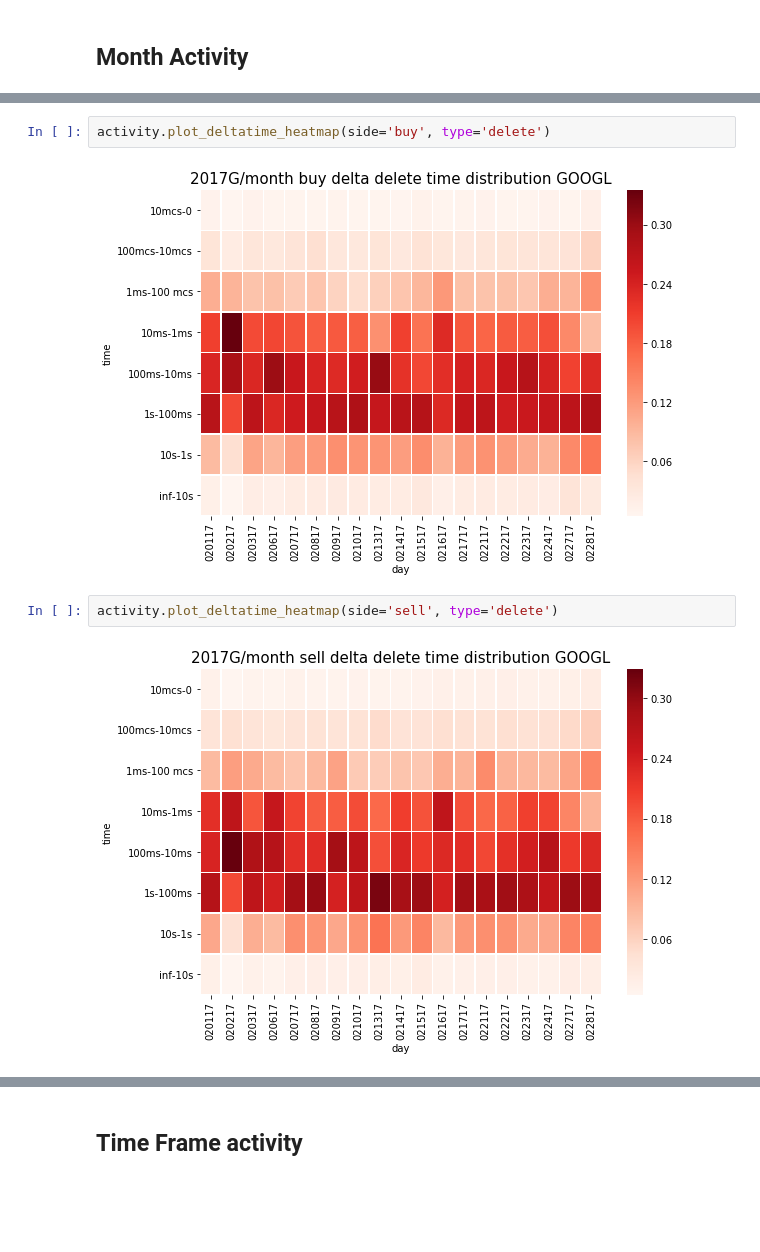
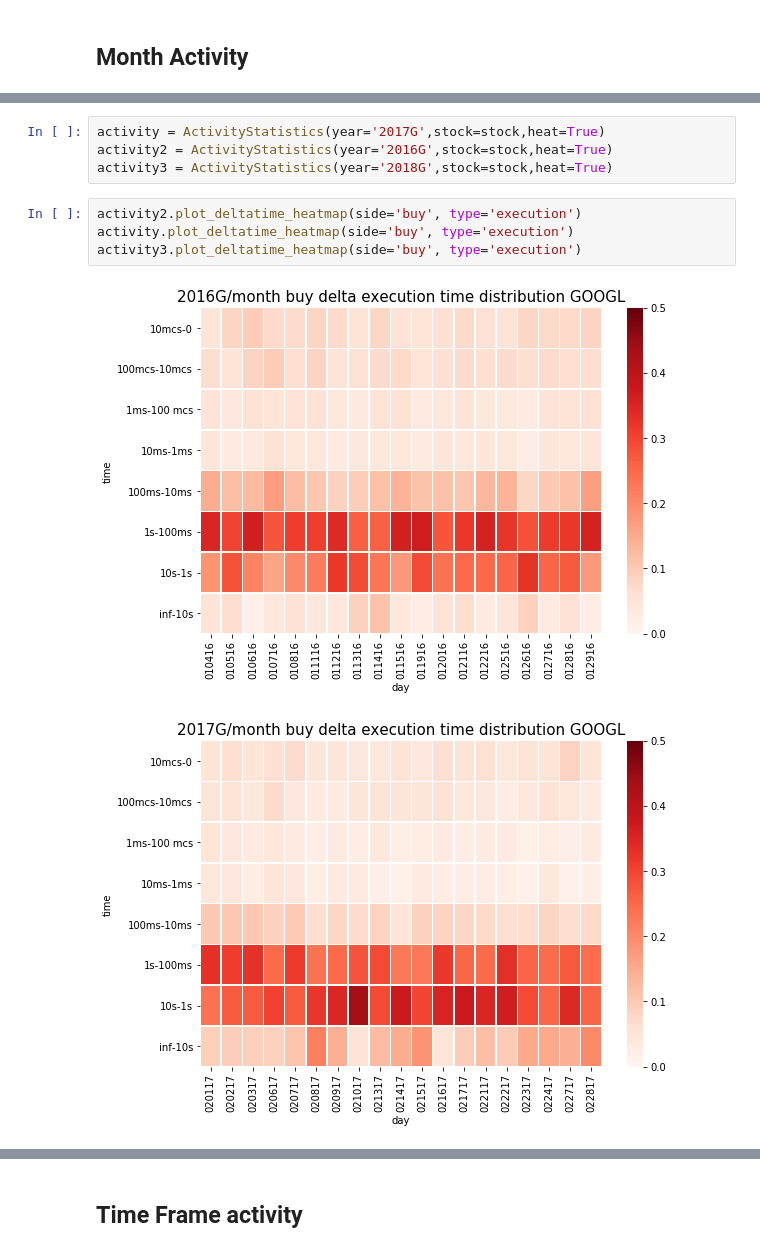
Before and after one commit to bejar/FSociety, a Jupyter notebook: Notebooks/StockAnalysis.ipynb, the cells around one changed output, grey strips where cells are left out. Saved outputs shown, nothing was run; the diff lists cells and outputs as text; blank space fills up the shorter version.

```diff
--- a/Notebooks/StockAnalysis.ipynb
+++ b/Notebooks/StockAnalysis.ipynb
@@ -87,8 +80,11 @@ activity.plot_deltatime_heatmap(side='sell', type='execution')
-# %%
-activity.plot_deltatime_heatmap(side='buy', type='delete')
-# %% [output]
-[figure, removed]
-# %%
-activity.plot_deltatime_heatmap(side='sell', type='delete')
-# %% [output]
-[figure, removed]
+# %%
+activity = ActivityStatistics(year='2017G',stock=stock,heat=True)
+activity2 = ActivityStatistics(year='2016G',stock=stock,heat=True)
+activity3 = ActivityStatistics(year='2018G',stock=stock,heat=True)
+# %%
+activity2.plot_deltatime_heatmap(side='buy', type='execution')
+activity.plot_deltatime_heatmap(side='buy', type='execution')
+activity3.plot_deltatime_heatmap(side='buy', type='execution')
+# %% [output]
+[figure, added]
+[figure, added]
```
Also changed, not shown: parts of 35 cells of this notebook, 3 other files.
